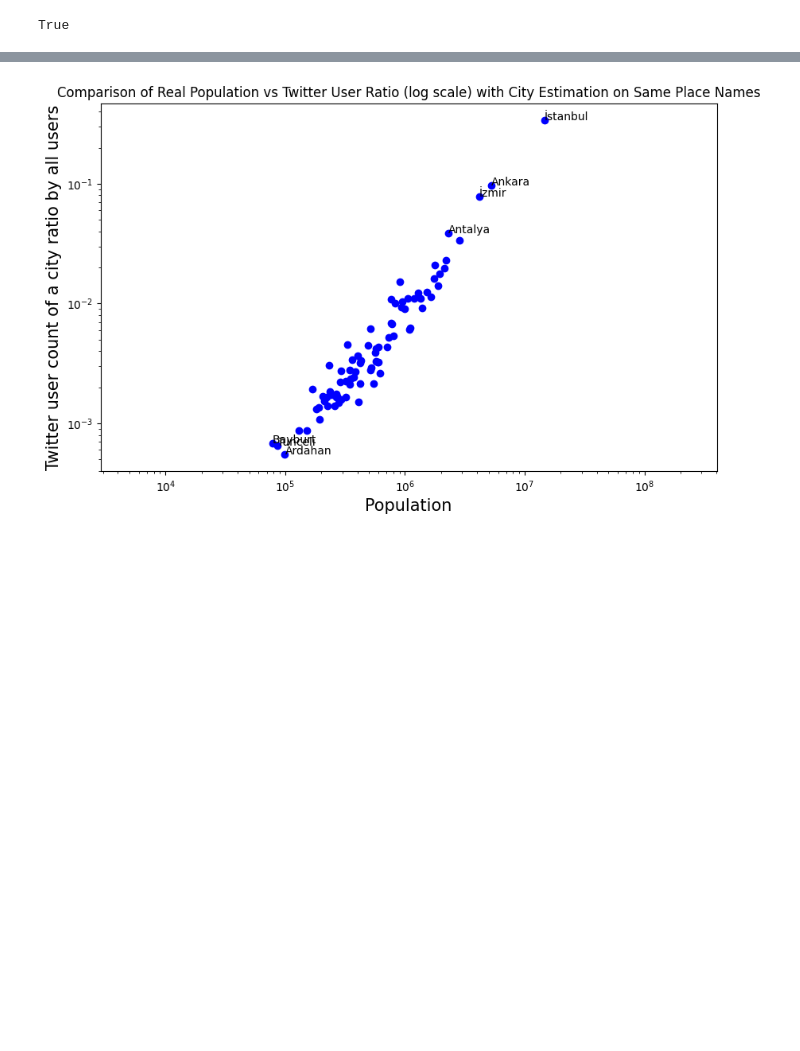
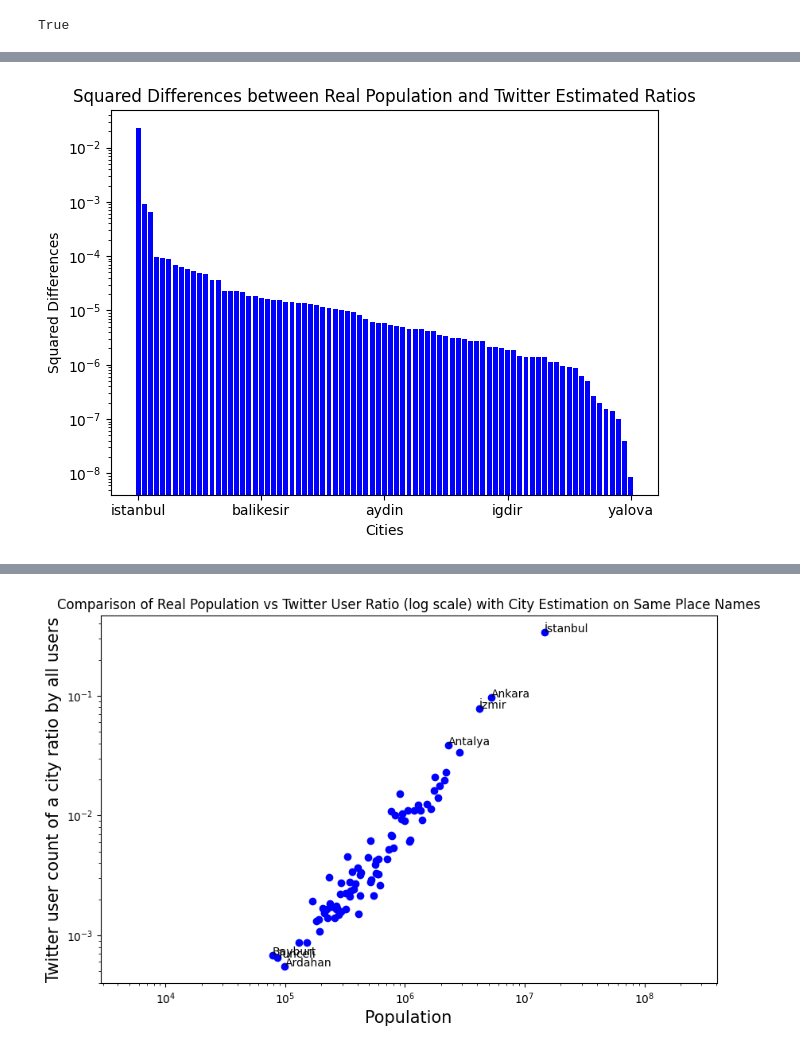
Before and after one commit to alpYener123/FindGeoLocation, a Jupyter notebook: extracting_graphs.ipynb, the cells around one changed output, grey strips where cells are left out. Cells and saved outputs as stored; diff of their text form; code cells hidden in the pictures; blank space fills up the shorter version.

```diff
--- a/extracting_graphs.ipynb
+++ b/extracting_graphs.ipynb
@@ -88,0 +104,29 @@ plt.savefig('graphs/whole_data1.png')
+# %%
+squared_diffs = [(key, (obs_dict[key] - whole_dict[key]) ** 2) for key in obs_dict]
+squared_diffs.sort(key=lambda x: x[1], reverse=True)  # Sort by squared difference
+
+# Extract keys and squared differences for plotting
+keys = [item[0] for item in squared_diffs]
+squared_differences = [item[1] for item in squared_diffs]
+
+# Create a bar graph
+plt.bar(keys, squared_differences, color='blue')
+plt.xlabel('Cities')
+plt.ylabel('Squared Differences')
+plt.title('Squared Differences between Real Population and Twitter Estimated Ratios')
+
+top = len(squared_differences)-1
+half = len(squared_differences)//2
+quarter = len(squared_differences)//4
+
+show_ticks = [0, half-quarter, half, half+quarter, top]
+plt.xticks(show_ticks, [keys[i] for i in show_ticks])
+
+plt.yscale('log')
+
+# Show the plot
+plt.tight_layout()
+
+plt.savefig('graphs/difference/all_cities.png')
+# %% [output]
+[figure, added]
```
Also changed, not shown: parts of 4 cells of this notebook, 6 other files.
